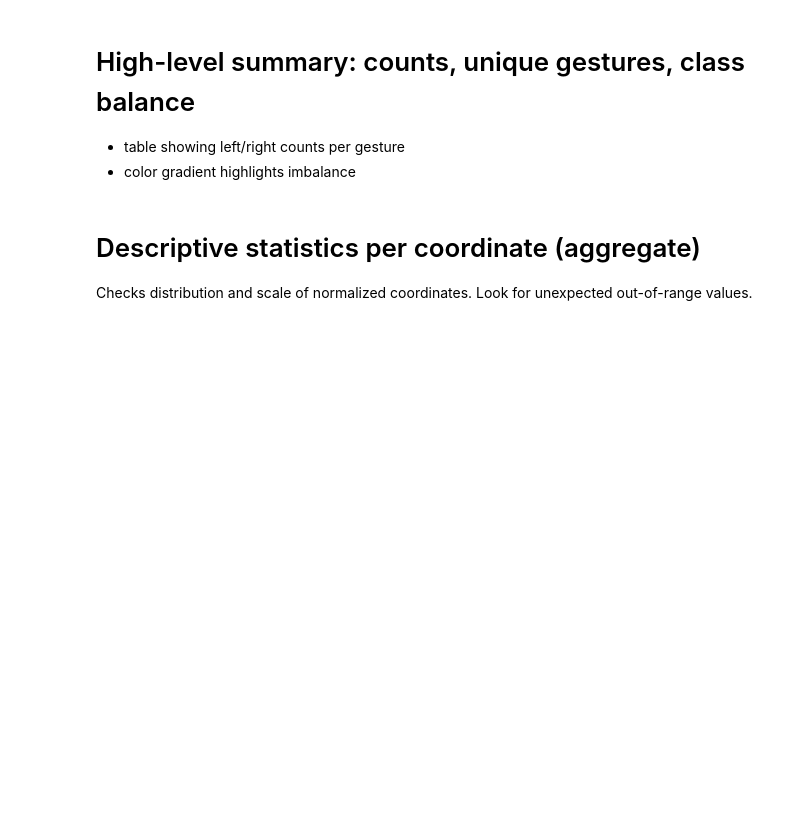
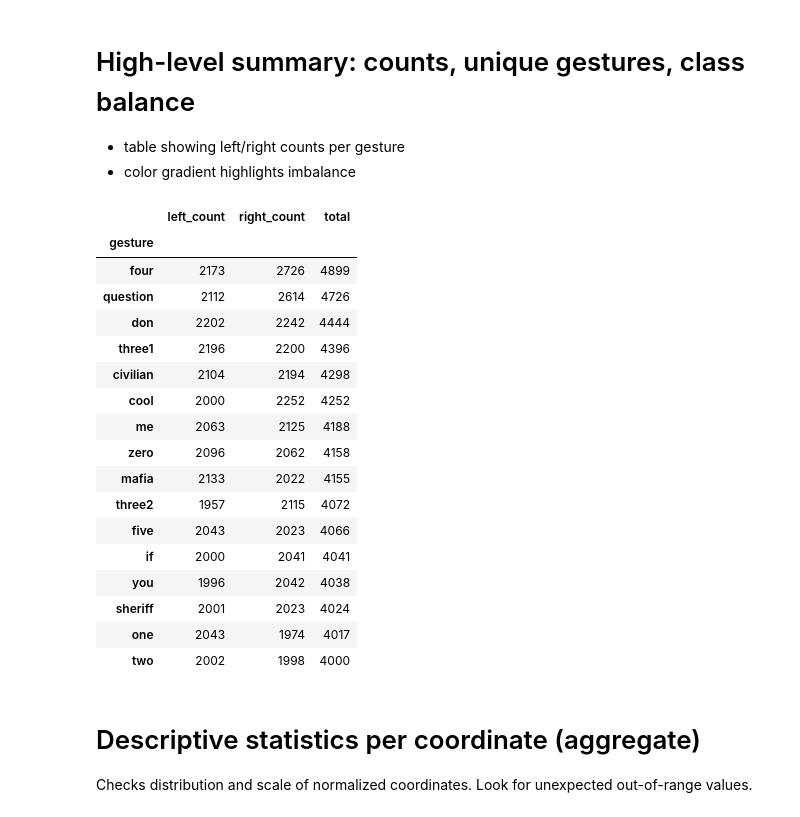
Before and after one commit to fleeshka/Hand-Gesture-Recognition, a Jupyter notebook: notebooks/prepare_data_training.ipynb, the cells around one changed output. Saved outputs shown, nothing was run; the diff lists cells and outputs as text; code cells hidden in the pictures; blank space fills up the shorter version.

```diff
--- a/notebooks/prepare_data_training.ipynb
+++ b/notebooks/prepare_data_training.ipynb
@@ -79,12 +87,31 @@ else:
 - table showing left/right counts per gesture
 - color gradient highlights imbalance
 # %%
-pivot = combined_df.pivot_table(index="gesture", columns="is_right_hand",
+pivot = df.pivot_table(index="gesture", columns="is_right_hand",
                        values="x0", aggfunc="count", fill_value=0)
 pivot.columns = ["left_count", "right_count"]
 pivot["total"] = pivot.sum(axis=1)
 pivot = pivot.sort_values("total", ascending=False)
 display(pivot.style.background_gradient(cmap="Blues").format("{:.0f}"))
+# %% [output]
+|  | left_count | right_count | total |
+| gesture |  |  |  |
+| four | 2173 | 2726 | 4899 |
+| question | 2112 | 2614 | 4726 |
+| don | 2202 | 2242 | 4444 |
+| three1 | 2196 | 2200 | 4396 |
+| civilian | 2104 | 2194 | 4298 |
+| cool | 2000 | 2252 | 4252 |
+| me | 2063 | 2125 | 4188 |
+| zero | 2096 | 2062 | 4158 |
+| mafia | 2133 | 2022 | 4155 |
+| three2 | 1957 | 2115 | 4072 |
+| five | 2043 | 2023 | 4066 |
+| if | 2000 | 2041 | 4041 |
+| you | 1996 | 2042 | 4038 |
+| sheriff | 2001 | 2023 | 4024 |
+| one | 2043 | 1974 | 4017 |
+| two | 2002 | 1998 | 4000 |
 # %% [markdown]
 # Descriptive statistics per coordinate (aggregate)
 
```
Also changed, not shown: parts of 5 cells of this notebook, 1 other file.
